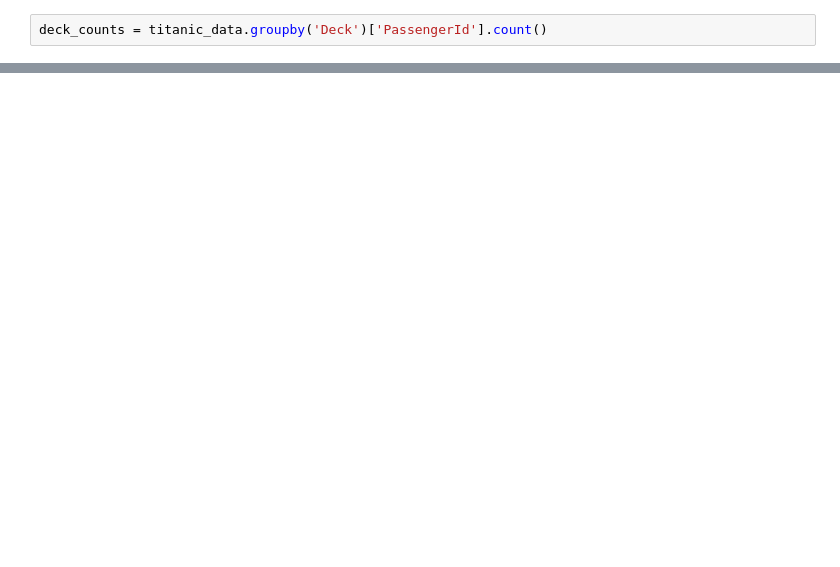
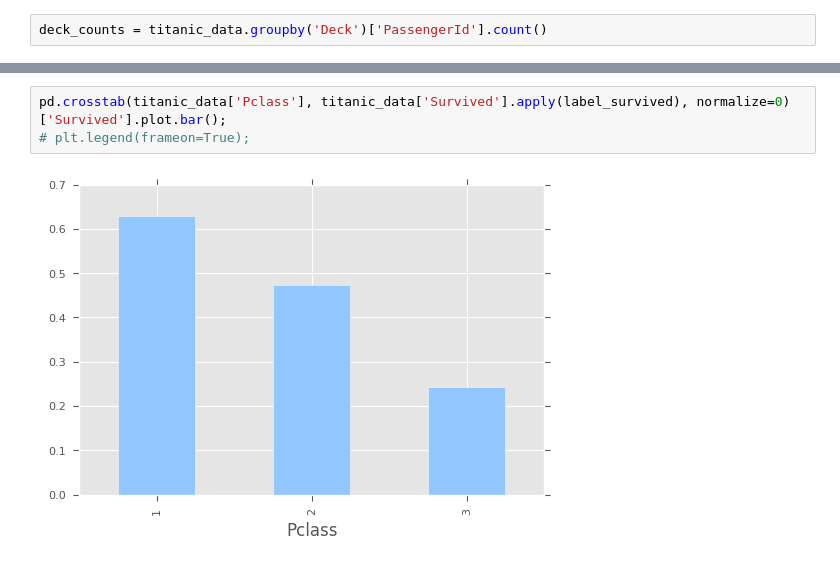
Before and after one commit to ppkn/udacity-titanic, a Jupyter notebook: Draft.ipynb, the cells around one changed output, grey strips where cells are left out. Saved outputs shown, nothing was run; the diff lists cells and outputs as text; blank space fills up the shorter version.

```diff
--- a/Draft.ipynb
+++ b/Draft.ipynb
@@ -58,0 +69,5 @@ deck_counts.plot(kind='bar');
+# %%
+pd.crosstab(titanic_data['Pclass'], titanic_data['Survived'].apply(label_survived), normalize=0)['Survived'].plot.bar();
+# plt.legend(frameon=True);
+# %% [output]
+[figure, added]
```
Also changed, not shown: parts of 17 cells of this notebook, 2 other files.
